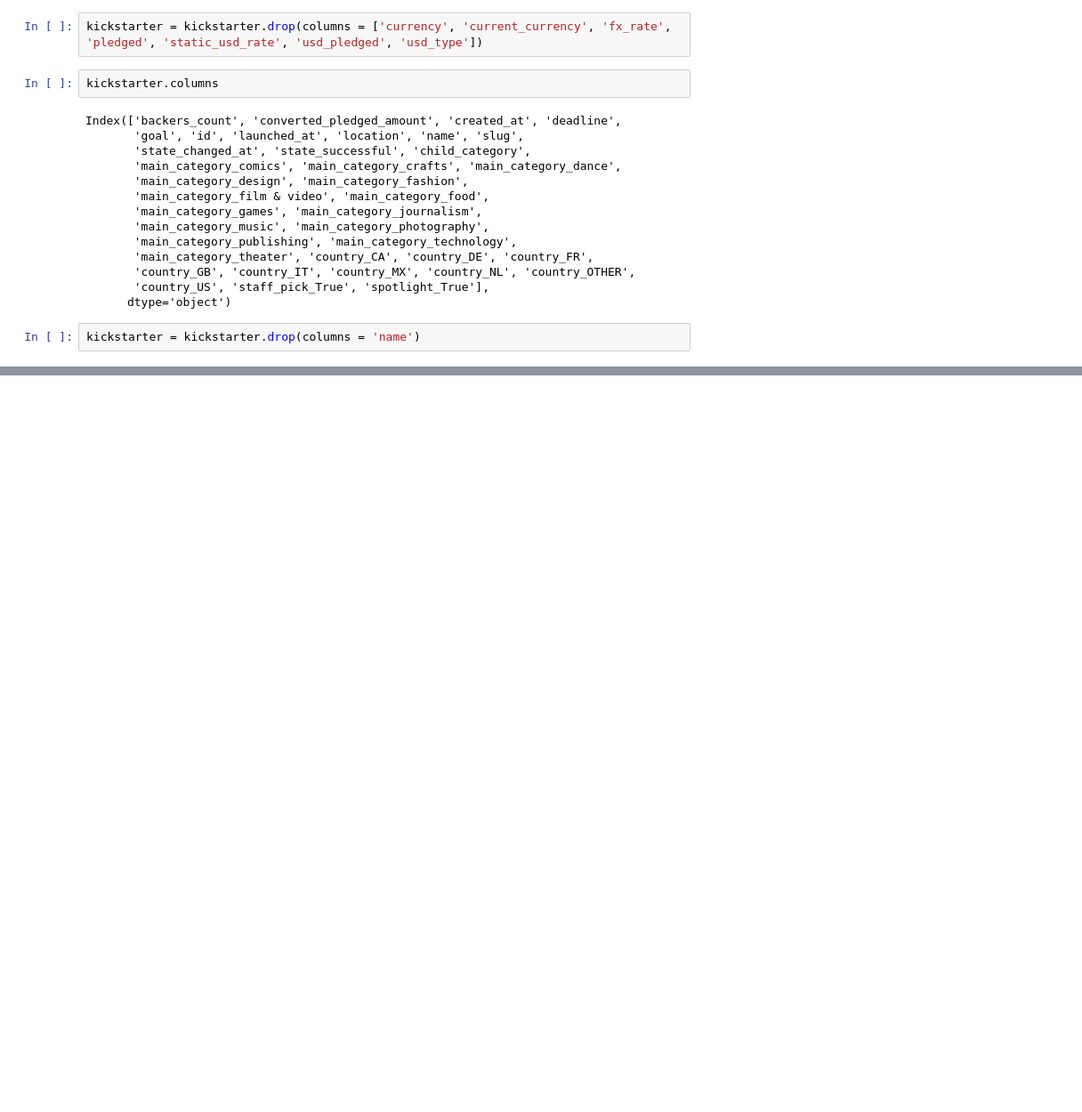
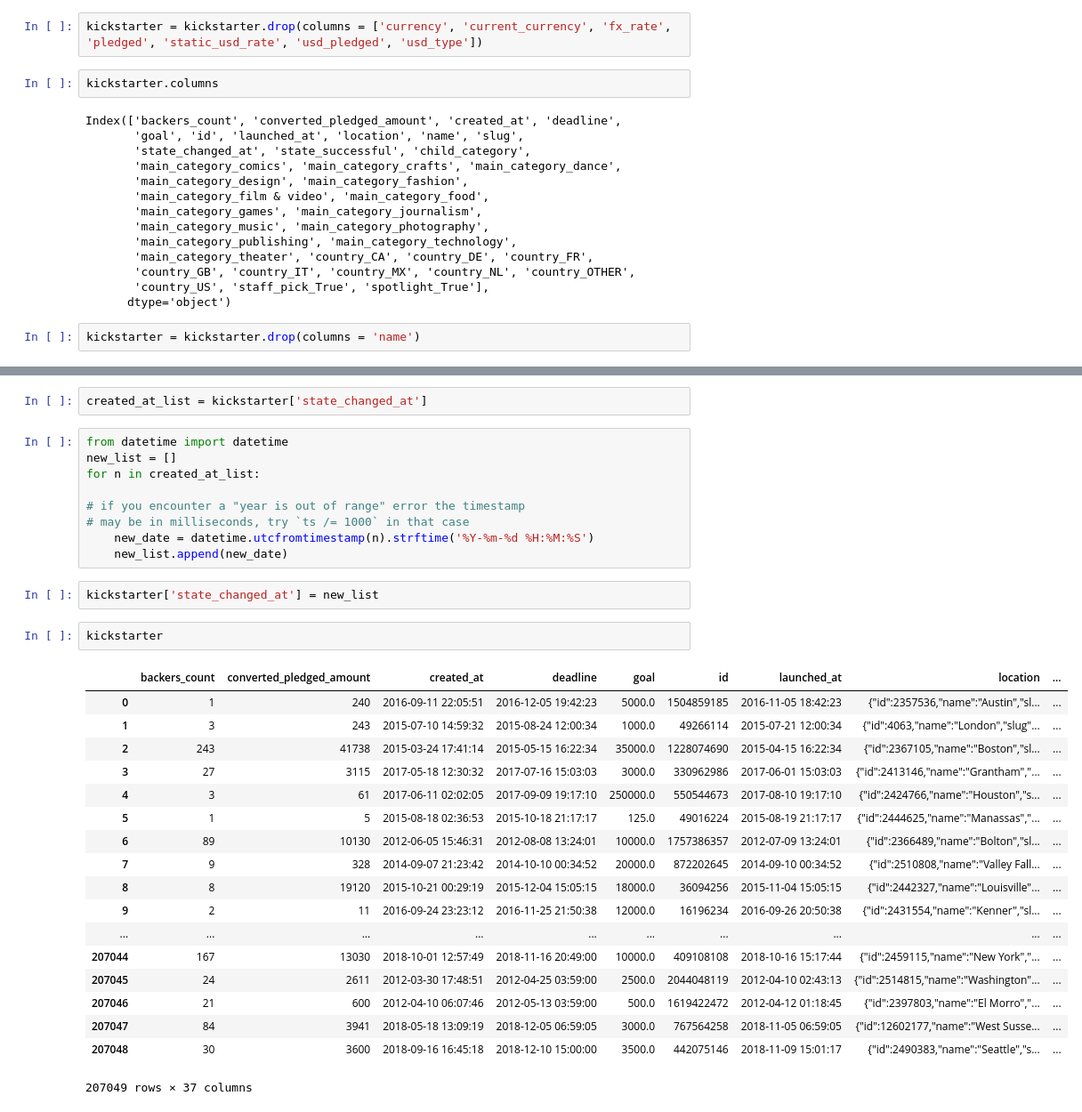
Before and after one commit to natashaborders-zz/Predicting_Kickstarter_Campaign_Success, a Jupyter notebook: Exploratory_Data_Analysis_Workbooks/Data_Transformation.ipynb, the cells around one changed output, grey strips where cells are left out. Shown: that part at 89% size. Drawn from its saved outputs; the diff is of its cells as text; blank space fills up the shorter version.

```diff
--- a/Exploratory_Data_Analysis_Workbooks/Data_Transformation.ipynb
+++ b/Exploratory_Data_Analysis_Workbooks/Data_Transformation.ipynb
@@ -289,0 +276,34 @@ kickstarter[['created_at', 'deadline', 'launched_at', 'state_changed_at']]
+# %%
+created_at_list = kickstarter['state_changed_at']
+# %%
+from datetime import datetime
+new_list = []
+for n in created_at_list:
+
+# if you encounter a "year is out of range" error the timestamp
+# may be in milliseconds, try `ts /= 1000` in that case
+    new_date = datetime.utcfromtimestamp(n).strftime('%Y-%m-%d %H:%M:%S')
+    new_list.append(new_date)
+# %%
+kickstarter['state_changed_at'] = new_list
+# %%
+kickstarter
+# %% [output]
+|  | backers_count | converted_pledged_amount | created_at | deadline | goal | id | launched_at | location | ... |
+| 0 | 1 | 240 | 2016-09-11 22:05:51 | 2016-12-05 19:42:23 | 5000.0 | 1504859185 | 2016-11-05 18:42:23 | {"id":2357536,"name":"Austin","sl... | ... |
+| 1 | 3 | 243 | 2015-07-10 14:59:32 | 2015-08-24 12:00:34 | 1000.0 | 49266114 | 2015-07-21 12:00:34 | {"id":4063,"name":"London","slug"... | ... |
+| 2 | 243 | 41738 | 2015-03-24 17:41:14 | 2015-05-15 16:22:34 | 35000.0 | 1228074690 | 2015-04-15 16:22:34 | {"id":2367105,"name":"Boston","sl... | ... |
+| 3 | 27 | 3115 | 2017-05-18 12:30:32 | 2017-07-16 15:03:03 | 3000.0 | 330962986 | 2017-06-01 15:03:03 | {"id":2413146,"name":"Grantham","... | ... |
+| 4 | 3 | 61 | 2017-06-11 02:02:05 | 2017-09-09 19:17:10 | 250000.0 | 550544673 | 2017-08-10 19:17:10 | {"id":2424766,"name":"Houston","s... | ... |
+| 5 | 1 | 5 | 2015-08-18 02:36:53 | 2015-10-18 21:17:17 | 125.0 | 49016224 | 2015-08-19 21:17:17 | {"id":2444625,"name":"Manassas","... | ... |
+| 6 | 89 | 10130 | 2012-06-05 15:46:31 | 2012-08-08 13:24:01 | 10000.0 | 1757386357 | 2012-07-09 13:24:01 | {"id":2366489,"name":"Bolton","sl... | ... |
+| 7 | 9 | 328 | 2014-09-07 21:23:42 | 2014-10-10 00:34:52 | 20000.0 | 872202645 | 2014-09-10 00:34:52 | {"id":2510808,"name":"Valley Fall... | ... |
+| 8 | 8 | 19120 | 2015-10-21 00:29:19 | 2015-12-04 15:05:15 | 18000.0 | 36094256 | 2015-11-04 15:05:15 | {"id":2442327,"name":"Louisville"... | ... |
+| 9 | 2 | 11 | 2016-09-24 23:23:12 | 2016-11-25 21:50:38 | 12000.0 | 16196234 | 2016-09-26 20:50:38 | {"id":2431554,"name":"Kenner","sl... | ... |
+| ... | ... | ... | ... | ... | ... | ... | ... | ... | ... |
+| 207044 | 167 | 13030 | 2018-10-01 12:57:49 | 2018-11-16 20:49:00 | 10000.0 | 409108108 | 2018-10-16 15:17:44 | {"id":2459115,"name":"New York","... | ... |
+| 207045 | 24 | 2611 | 2012-03-30 17:48:51 | 2012-04-25 03:59:00 | 2500.0 | 2044048119 | 2012-04-10 02:43:13 | {"id":2514815,"name":"Washington"... | ... |
+| 207046 | 21 | 600 | 2012-04-10 06:07:46 | 2012-05-13 03:59:00 | 500.0 | 1619422472 | 2012-04-12 01:18:45 | {"id":2397803,"name":"El Morro","... | ... |
+| 207047 | 84 | 3941 | 2018-05-18 13:09:19 | 2018-12-05 06:59:05 | 3000.0 | 767564258 | 2018-11-05 06:59:05 | {"id":12602177,"name":"West Susse... | ... |
+| 207048 | 30 | 3600 | 2018-09-16 16:45:18 | 2018-12-10 15:00:00 | 3500.0 | 442075146 | 2018-11-09 15:01:17 | {"id":2490383,"name":"Seattle","s... | ... |
+207049 rows × 37 columns
```
Also changed, not shown: parts of 9 cells of this notebook.
